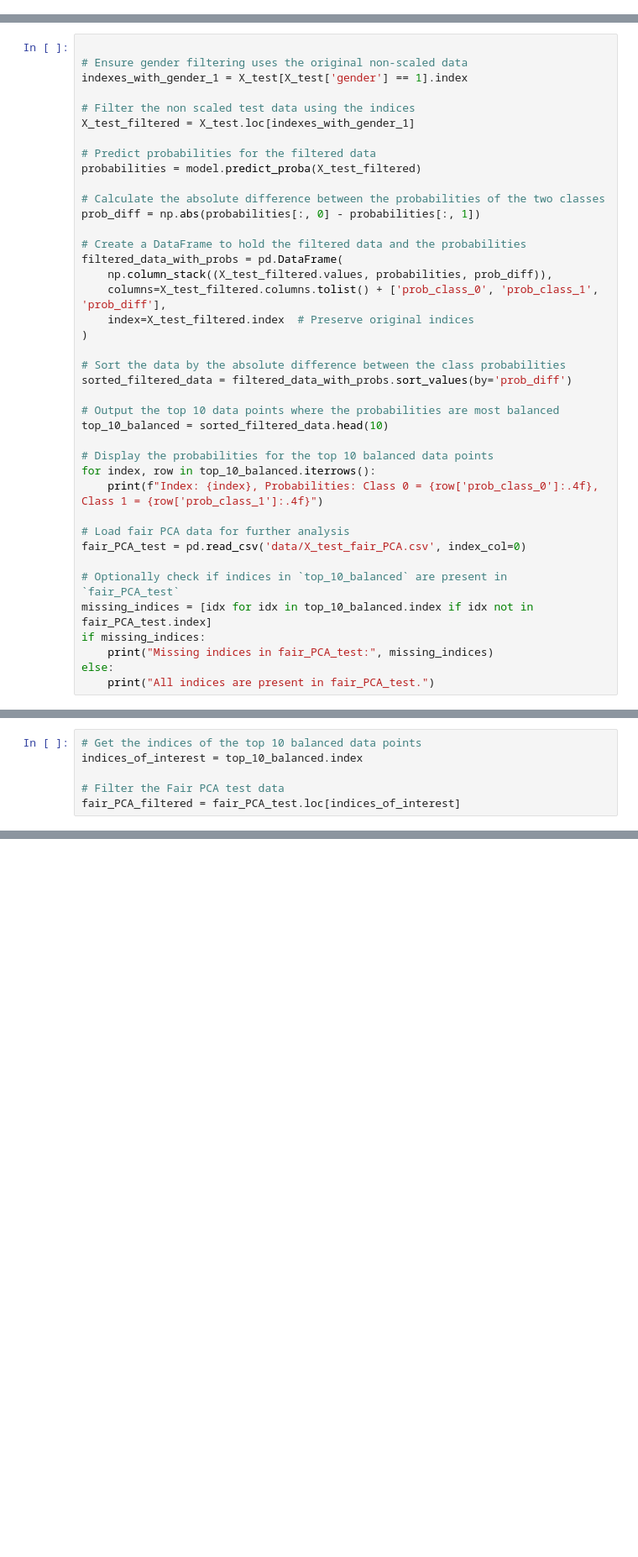
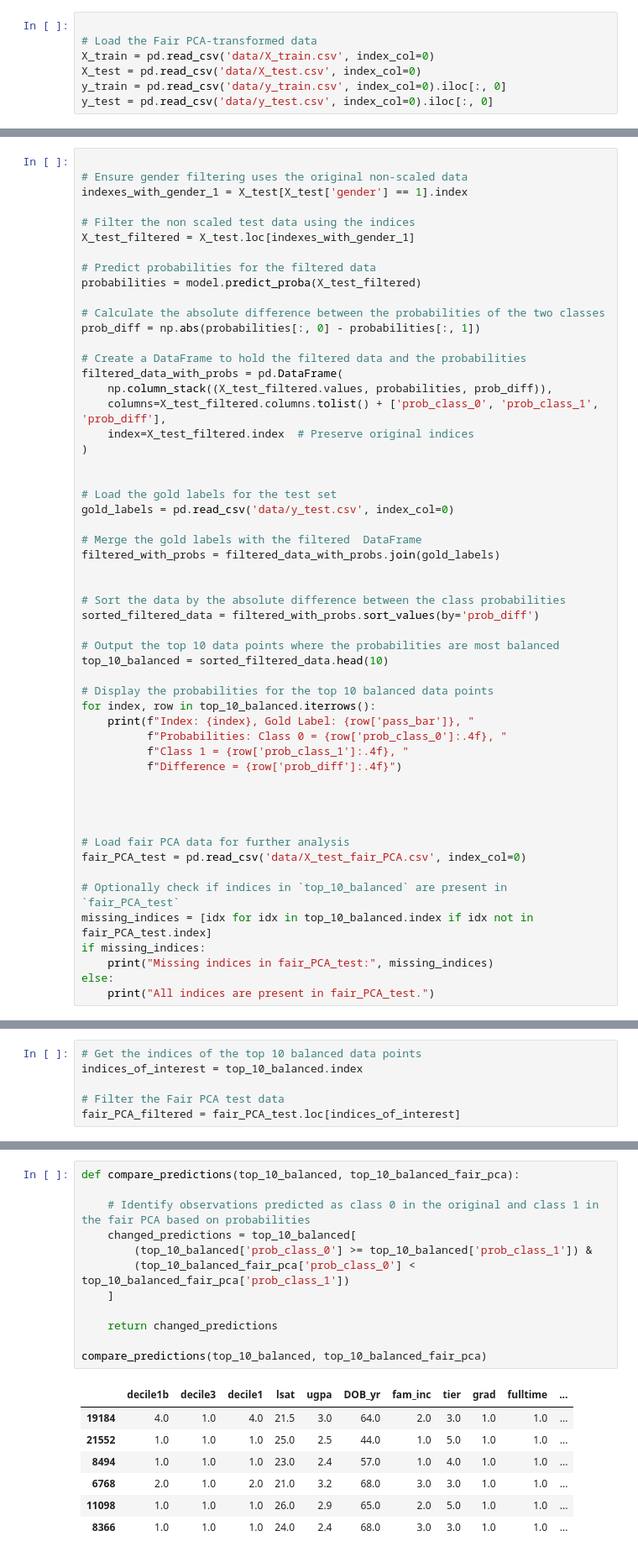
Before and after one commit to juliehinge/Algorithmic-Fairness, a Jupyter notebook: shap_and_counterfactuals.ipynb, the cells around one changed output, grey strips where cells are left out. Shown at 84% size. Saved outputs shown, nothing was run; the diff lists cells and outputs as text; blank space fills up the shorter version.

```diff
--- a/shap_and_counterfactuals.ipynb
+++ b/shap_and_counterfactuals.ipynb
@@ -8,4 +8,11 @@ from sklearn.preprocessing import StandardScaler
 import numpy as np
 
 from sklearn.ensemble import RandomForestClassifier
+# %%
+
+# Load the Fair PCA-transformed data
+X_train = pd.read_csv('data/X_train.csv', index_col=0)
+X_test = pd.read_csv('data/X_test.csv', index_col=0)
+y_train = pd.read_csv('data/y_train.csv', index_col=0).iloc[:, 0]
+y_test = pd.read_csv('data/y_test.csv', index_col=0).iloc[:, 0]
 # %%
@@ -64,15 +58,29 @@ filtered_data_with_probs = pd.DataFrame(
     index=X_test_filtered.index  # Preserve original indices
 )
 
+
+# Load the gold labels for the test set
+gold_labels = pd.read_csv('data/y_test.csv', index_col=0)
+
+# Merge the gold labels with the filtered  DataFrame
+filtered_with_probs = filtered_data_with_probs.join(gold_labels)
+
+
 # Sort the data by the absolute difference between the class probabilities
-sorted_filtered_data = filtered_data_with_probs.sort_values(by='prob_diff')
+sorted_filtered_data = filtered_with_probs.sort_values(by='prob_diff')
 
 # Output the top 10 data points where the probabilities are most balanced
 top_10_balanced = sorted_filtered_data.head(10)
 
 # Display the probabilities for the top 10 balanced data points
 for index, row in top_10_balanced.iterrows():
-    print(f"Index: {index}, Probabilities: Class 0 = {row['prob_class_0']:.4f}, Class 1 = {row['prob_class_1']:.4f}")
+    print(f"Index: {index}, Gold Label: {row['pass_bar']}, "
+          f"Probabilities: Class 0 = {row['prob_class_0']:.4f}, "
+          f"Class 1 = {row['prob_class_1']:.4f}, "
+          f"Difference = {row['prob_diff']:.4f}")
+
+
+
 
 # Load fair PCA data for further analysis
 fair_PCA_test = pd.read_csv('data/X_test_fair_PCA.csv', index_col=0)
@@ -193,0 +207,20 @@ Index: 12027, Gold Label: 1.0, Probabilities: Class 0 = 0.8237, Class 1 = 0.1763
+# %%
+def compare_predictions(top_10_balanced, top_10_balanced_fair_pca):
+
+    # Identify observations predicted as class 0 in the original and class 1 in the fair PCA based on probabilities
+    changed_predictions = top_10_balanced[
+        (top_10_balanced['prob_class_0'] >= top_10_balanced['prob_class_1']) &
+        (top_10_balanced_fair_pca['prob_class_0'] < top_10_balanced_fair_pca['prob_class_1'])
+    ]
+
+    return changed_predictions
+
+compare_predictions(top_10_balanced, top_10_balanced_fair_pca)
+# %% [output]
+|  | decile1b | decile3 | decile1 | lsat | ugpa | DOB_yr | fam_inc | tier | grad | fulltime | ... |
+| 19184 | 4.0 | 1.0 | 4.0 | 21.5 | 3.0 | 64.0 | 2.0 | 3.0 | 1.0 | 1.0 | ... |
+| 21552 | 1.0 | 1.0 | 1.0 | 25.0 | 2.5 | 44.0 | 1.0 | 5.0 | 1.0 | 1.0 | ... |
+| 8494 | 1.0 | 1.0 | 1.0 | 23.0 | 2.4 | 57.0 | 1.0 | 4.0 | 1.0 | 1.0 | ... |
+| 6768 | 2.0 | 1.0 | 2.0 | 21.0 | 3.2 | 68.0 | 3.0 | 3.0 | 1.0 | 1.0 | ... |
+| 11098 | 1.0 | 1.0 | 1.0 | 26.0 | 2.9 | 65.0 | 2.0 | 5.0 | 1.0 | 1.0 | ... |
+| 8366 | 1.0 | 1.0 | 1.0 | 24.0 | 2.4 | 68.0 | 3.0 | 3.0 | 1.0 | 1.0 | ... |
```
Also changed, not shown: parts of 10 cells of this notebook, 3 other files.
